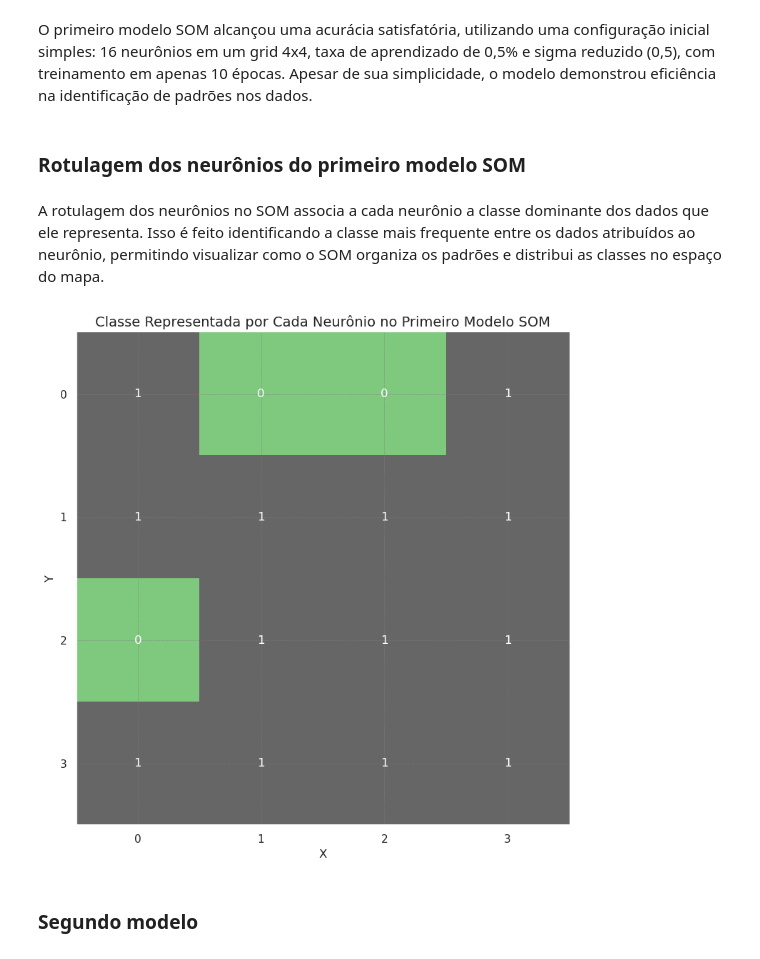
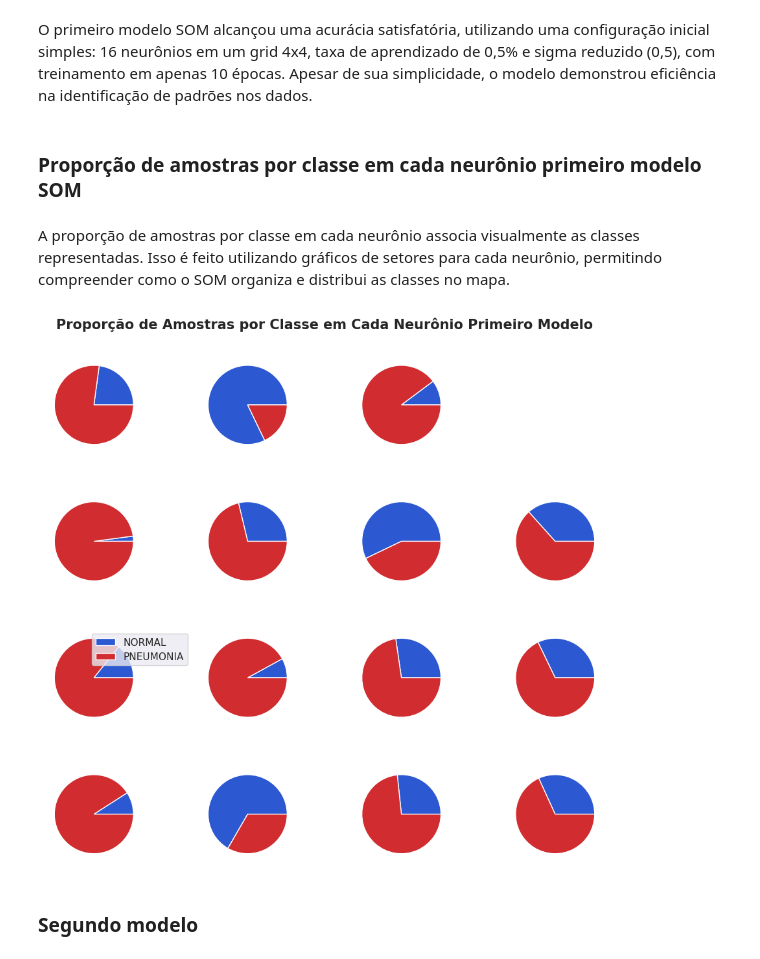
Before and after one commit to guipereira2/Projetos_RedesNeurais, a Jupyter notebook: Projeto 2 - Modelo não supervisionado/Projeto2.ipynb, the cells around one changed output. Saved outputs shown, nothing was run; the diff lists cells and outputs as text; code cells hidden in the pictures.

```diff
--- a/Projeto 2 - Modelo não supervisionado/Projeto2.ipynb
+++ b/Projeto 2 - Modelo não supervisionado/Projeto2.ipynb
@@ -241,39 +242,30 @@ Acurácia: 0.68
 # %% [markdown]
 O primeiro modelo SOM alcançou uma acurácia satisfatória, utilizando uma configuração inicial simples: 16 neurônios em um grid 4x4, taxa de aprendizado de 0,5% e sigma reduzido (0,5), com treinamento em apenas 10 épocas. Apesar de sua simplicidade, o modelo demonstrou eficiência na identificação de padrões nos dados.
-# %% [markdown]
-### Rotulagem dos neurônios do primeiro modelo SOM
-# %% [markdown]
-A rotulagem dos neurônios no SOM associa a cada neurônio a classe dominante dos dados que ele representa. Isso é feito identificando a classe mais frequente entre os dados atribuídos ao neurônio, permitindo visualizar como o SOM organiza os padrões e distribui as classes no espaço do mapa.
-# %%
-# Mapeamento dos rótulos (utilizando o labels_map do pacote MINISOM)
-mapa_de_rotulos_1 = primeiro_modelo_som.labels_map(dados_treino, rotulos_treino)
-
-# Criar uma matriz 4x4 para armazenar as classes dominantes de cada neurônio
-classe_por_neuronio = np.zeros((4, 4), dtype=int) # Dimensão do SOM: 4x4
-
-# Iterar sobre os neurônios e identificar a classe dominante
-for (i, j), rotulos in mapa_de_rotulos_1.items():
-    # Encontrar a classe dominante para cada neurônio
-    classe_por_neuronio[i, j] = max(rotulos, key=rotulos.get)
-
-# Visualizar as classes no mapa SOM
-plt.figure(figsize=(8, 8))
-plt.imshow(classe_por_neuronio, cmap='Accent', origin='upper')
-
-# Adicionar os rótulos das classes no gráfico
-for i in range(4): # Iterar sobre as linhas
-    for j in range(4): # Iterar sobre as colunas
-        plt.text(j, i, str(classe_por_neuronio[i, j]), ha='center', va='center', color='white', fontsize=12)
-
-plt.title("Classe Representada por Cada Neurônio no Primeiro Modelo SOM", fontsize=14)
-plt.xlabel("X")
-plt.ylabel("Y")
-plt.xticks(range(4))
-plt.yticks(range(4))
-plt.grid(color='gray', linestyle='--', linewidth=0.5, alpha=0.7)
-plt.tight_layout()
-# %% [output]
-[figure, removed]
+# %% [markdown]
+### Proporção de amostras por classe em cada neurônio primeiro modelo SOM
+# %% [markdown]
+A proporção de amostras por classe em cada neurônio associa visualmente as classes representadas. Isso é feito utilizando gráficos de setores para cada neurônio, permitindo compreender como o SOM organiza e distribui as classes no mapa.
+# %%
+# Definição das classes
+nomes_rotulos = {0: 'NORMAL', 1: 'PNEUMONIA'}
+
+# Obter o mapeamento de rótulos para os neurônios
+mapa_rotulos = primeiro_modelo_som.labels_map(dados_treino, [nomes_rotulos[i] for i in rotulos_treino])
+
+plot = plt.figure(figsize=(9, 9))
+grid = gridspec.GridSpec(4, 4, plot)  # Grid para o SOM 4x4
+
+# Loop para plotar os gráficos
+for i in mapa_rotulos.keys():
+    j = [mapa_rotulos[i].get(k, 0) for k in nomes_rotulos.values()]
+    plt.subplot(grid[3 - i[1], i[0]], aspect=1)
+    plot, _ = plt.pie(j, colors = ['#2c58d1', '#d12c2f'] )
+
+plt.legend(plot, nomes_rotulos.values(), bbox_to_anchor=(1.5, 1), loc="upper right", ncol=1)
+plt.suptitle("Proporção de Amostras por Classe em Cada Neurônio Primeiro Modelo", fontsize=15, fontweight='bold')
+plt.tight_layout()
+# %% [output]
+[figure, added]
 # %% [markdown]
 ### Segundo modelo
 # %% [markdown]
```
Also changed, not shown: parts of 17 cells of this notebook.
